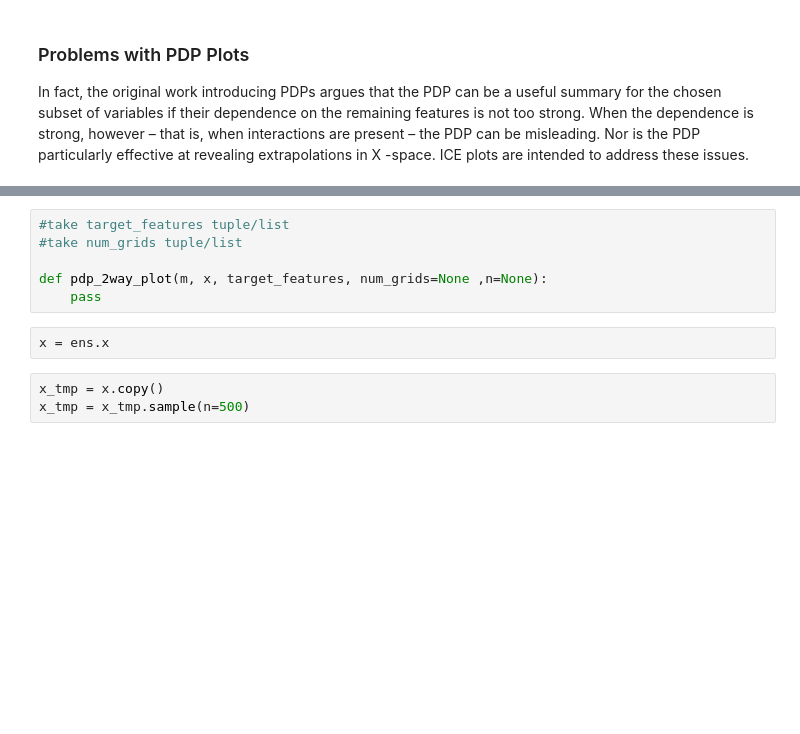
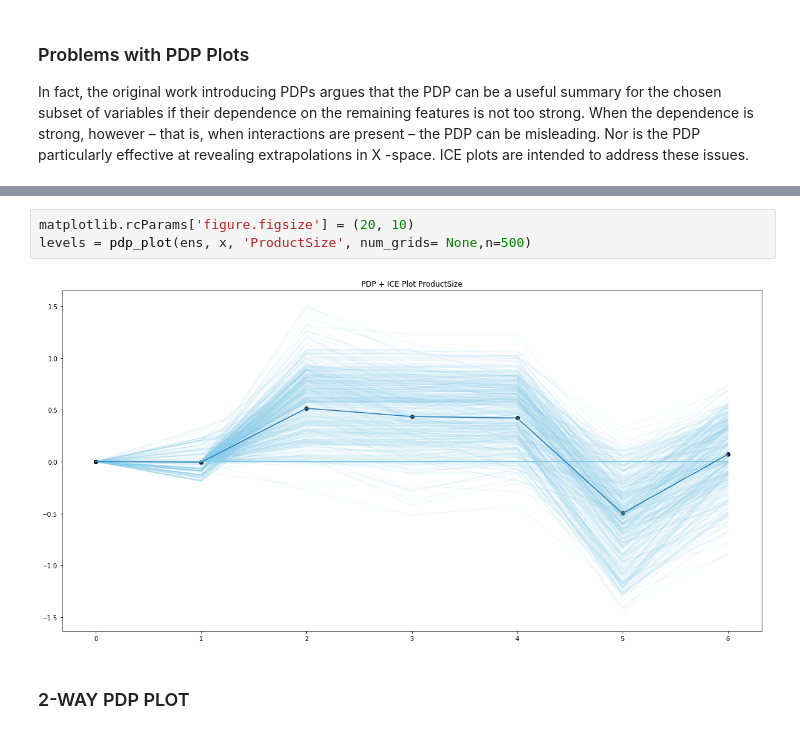
Before and after one commit to KeremTurgutlu/machinelearning, a Jupyter notebook: INTERPRET RANDOM FOREST - SIMPLE & EFFECTIVE.ipynb, the cells around one changed output, grey strips where cells are left out. Drawn from its saved outputs; the diff is of its cells as text; blank space fills up the shorter version.

```diff
--- a/INTERPRET RANDOM FOREST - SIMPLE & EFFECTIVE.ipynb
+++ b/INTERPRET RANDOM FOREST - SIMPLE & EFFECTIVE.ipynb
@@ -317,11 +319,7 @@ levels = pdp_plot(ens, x, 'ProductSize', num_grids= 10,n=500)
-# %%
-#take target_features tuple/list
-#take num_grids tuple/list
-
-def pdp_2way_plot(m, x, target_features, num_grids=None ,n=None):
-    pass
-# %%
-x = ens.x
-# %%
-x_tmp = x.copy()
-x_tmp = x_tmp.sample(n=500)
+# %%
+matplotlib.rcParams['figure.figsize'] = (20, 10)
+levels = pdp_plot(ens, x, 'ProductSize', num_grids= None,n=500)
+# %% [output]
+[figure, added]
+# %% [markdown]
+### 2-WAY PDP PLOT
```
Also changed, not shown: parts of 16 cells of this notebook.
